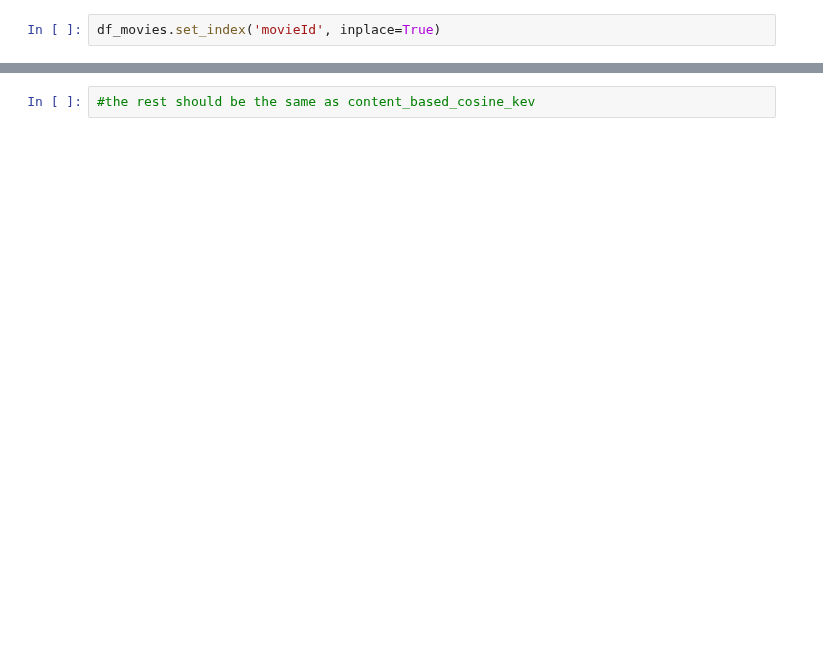
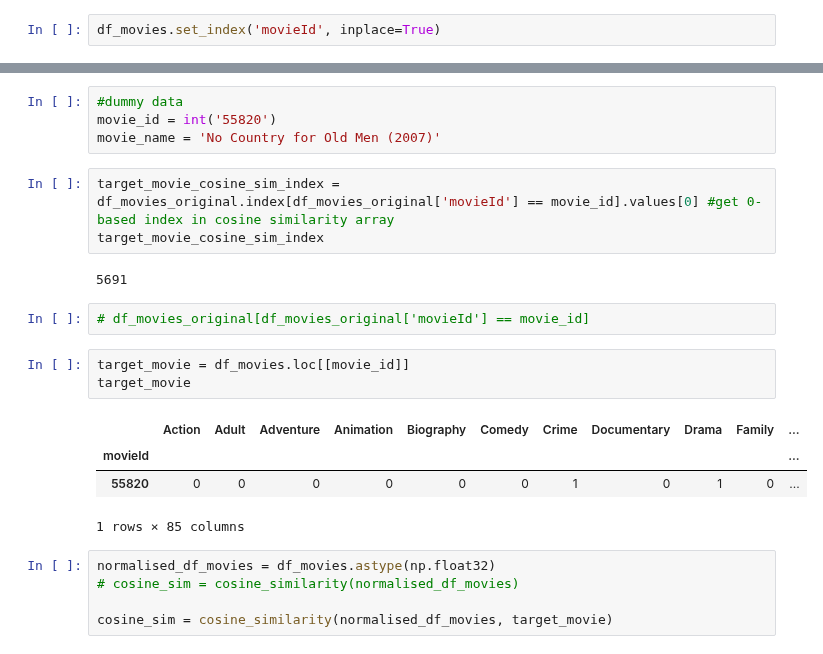
Before and after one commit to vincentlewi/import-group_name, a Jupyter notebook: cb_kev_flask.ipynb, the cells around one changed output, grey strips where cells are left out. Cells and saved outputs as stored; diff of their text form; blank space fills up the shorter version.

```diff
--- a/cb_kev_flask.ipynb
+++ b/cb_kev_flask.ipynb
@@ -53,2 +69,24 @@ df_movies
-# %%
-#the rest should be the same as content_based_cosine_kev
+# %%
+#dummy data
+movie_id = int('55820')
+movie_name = 'No Country for Old Men (2007)'
+# %%
+target_movie_cosine_sim_index = df_movies_original.index[df_movies_original['movieId'] == movie_id].values[0] #get 0-based index in cosine similarity array
+target_movie_cosine_sim_index
+# %% [output]
+5691
+# %%
+# df_movies_original[df_movies_original['movieId'] == movie_id]
+# %%
+target_movie = df_movies.loc[[movie_id]]
+target_movie
+# %% [output]
+|  | Action | Adult | Adventure | Animation | Biography | Comedy | Crime | Documentary | Drama | Family | ... |
+| movieId |  |  |  |  |  |  |  |  |  |  | ... |
+| 55820 | 0 | 0 | 0 | 0 | 0 | 0 | 1 | 0 | 1 | 0 | ... |
+1 rows × 85 columns
+# %%
+normalised_df_movies = df_movies.astype(np.float32)
+# cosine_sim = cosine_similarity(normalised_df_movies)
+
+cosine_sim = cosine_similarity(normalised_df_movies, target_movie)
```
Also changed, not shown: parts of 6 cells of this notebook, 4 other files.
